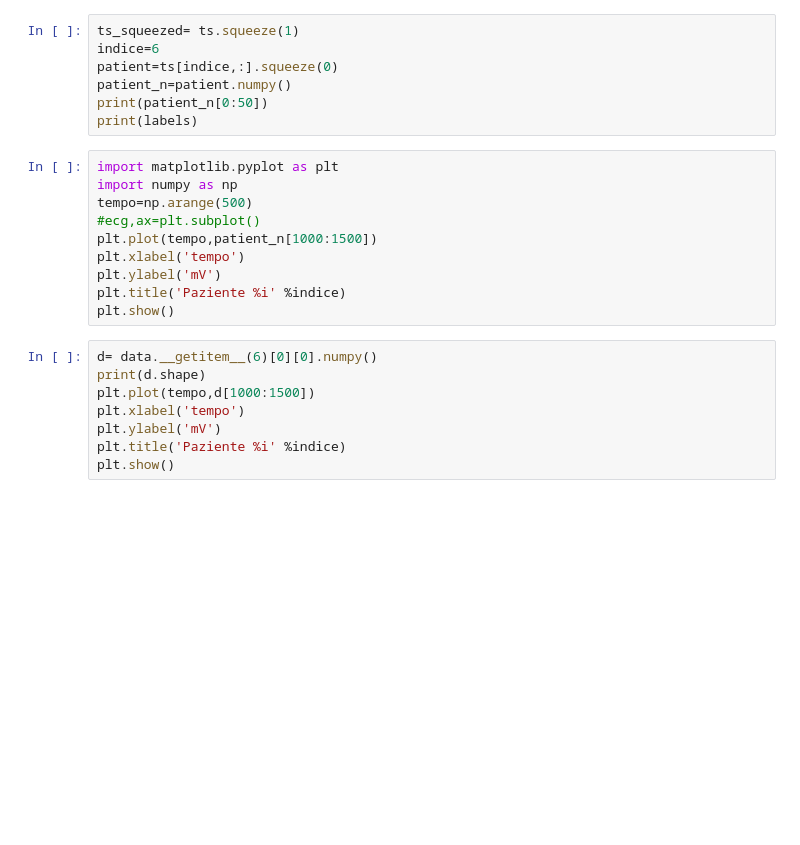
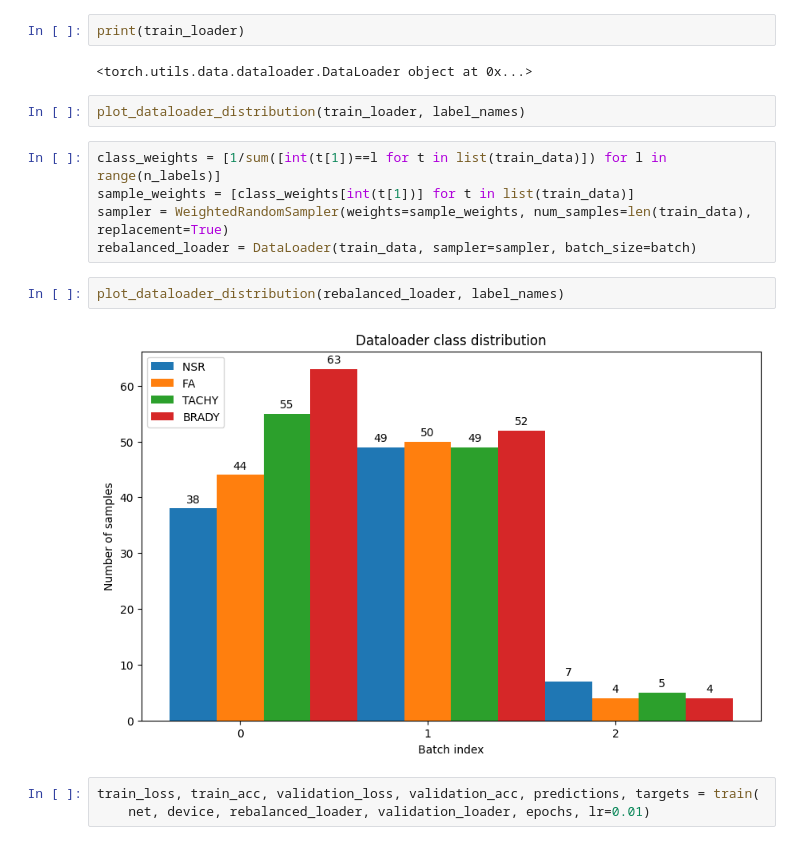
Before and after one commit to Spigiu/ecgproject, a Jupyter notebook: viz.ipynb, the cells around one changed output. Drawn from its saved outputs; the diff is of its cells as text; blank space fills up the shorter version.

```diff
--- a/viz.ipynb
+++ b/viz.ipynb
@@ -42,25 +68,18 @@ UnicodeDecodeError: 'utf-8' codec can't decode byte 0xff in position 0: invalid
-# %%
-ts_squeezed= ts.squeeze(1)
-indice=6
-patient=ts[indice,:].squeeze(0)
-patient_n=patient.numpy()
-print(patient_n[0:50])
-print(labels)
-# %%
-import matplotlib.pyplot as plt
-import numpy as np
-tempo=np.arange(500)
-#ecg,ax=plt.subplot()
-plt.plot(tempo,patient_n[1000:1500])
-plt.xlabel('tempo')
-plt.ylabel('mV')
-plt.title('Paziente %i' %indice)
-plt.show()
-# %%
-d= data.__getitem__(6)[0][0].numpy()
-print(d.shape)
-plt.plot(tempo,d[1000:1500])
-plt.xlabel('tempo')
-plt.ylabel('mV')
-plt.title('Paziente %i' %indice)
-plt.show()
+# %%
+print(train_loader)
+# %% [output]
+<torch.utils.data.dataloader.DataLoader object at 0x...>
+# %%
+plot_dataloader_distribution(train_loader, label_names)
+# %%
+class_weights = [1/sum([int(t[1])==l for t in list(train_data)]) for l in range(n_labels)]
+sample_weights = [class_weights[int(t[1])] for t in list(train_data)]
+sampler = WeightedRandomSampler(weights=sample_weights, num_samples=len(train_data), replacement=True)
+rebalanced_loader = DataLoader(train_data, sampler=sampler, batch_size=batch)
+# %%
+plot_dataloader_distribution(rebalanced_loader, label_names)
+# %% [output]
+[figure, added]
+# %%
+train_loss, train_acc, validation_loss, validation_acc, predictions, targets = train(
+    net, device, rebalanced_loader, validation_loader, epochs, lr=0.01)
```
Also changed, not shown: parts of 5 cells of this notebook, 2 other files.
